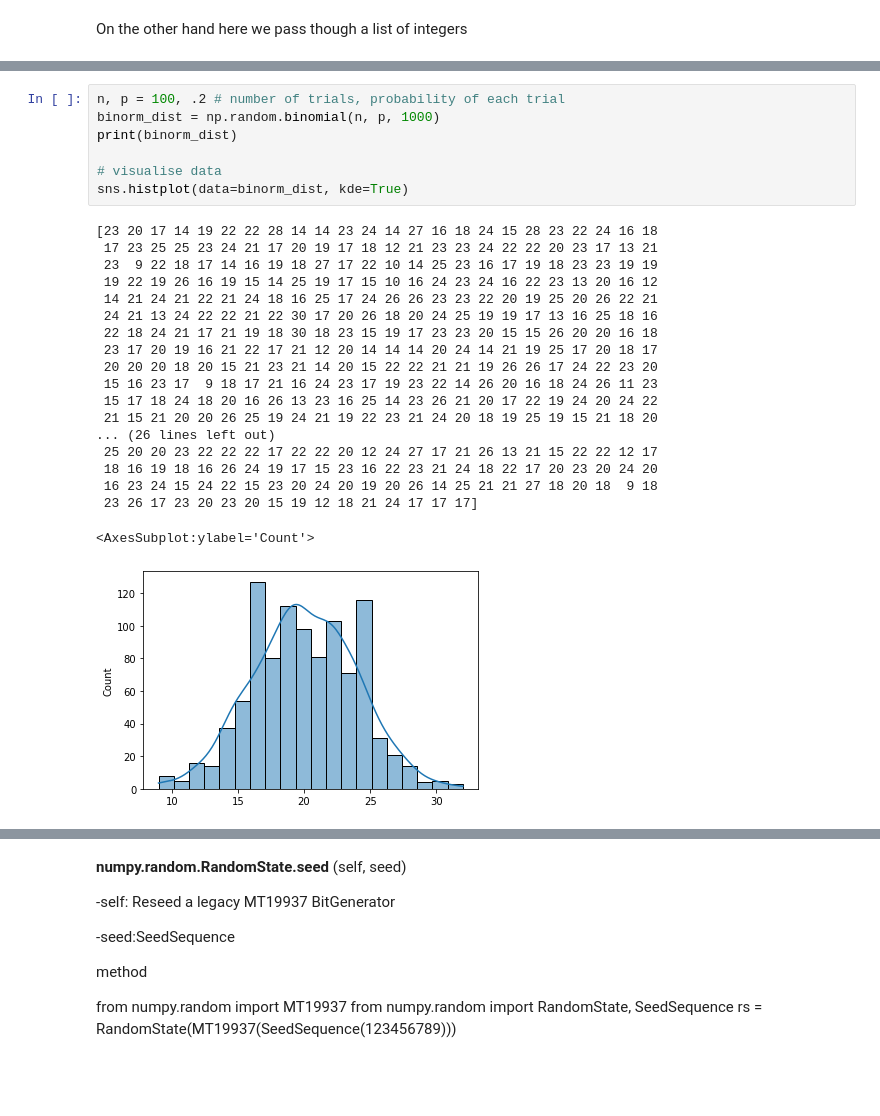
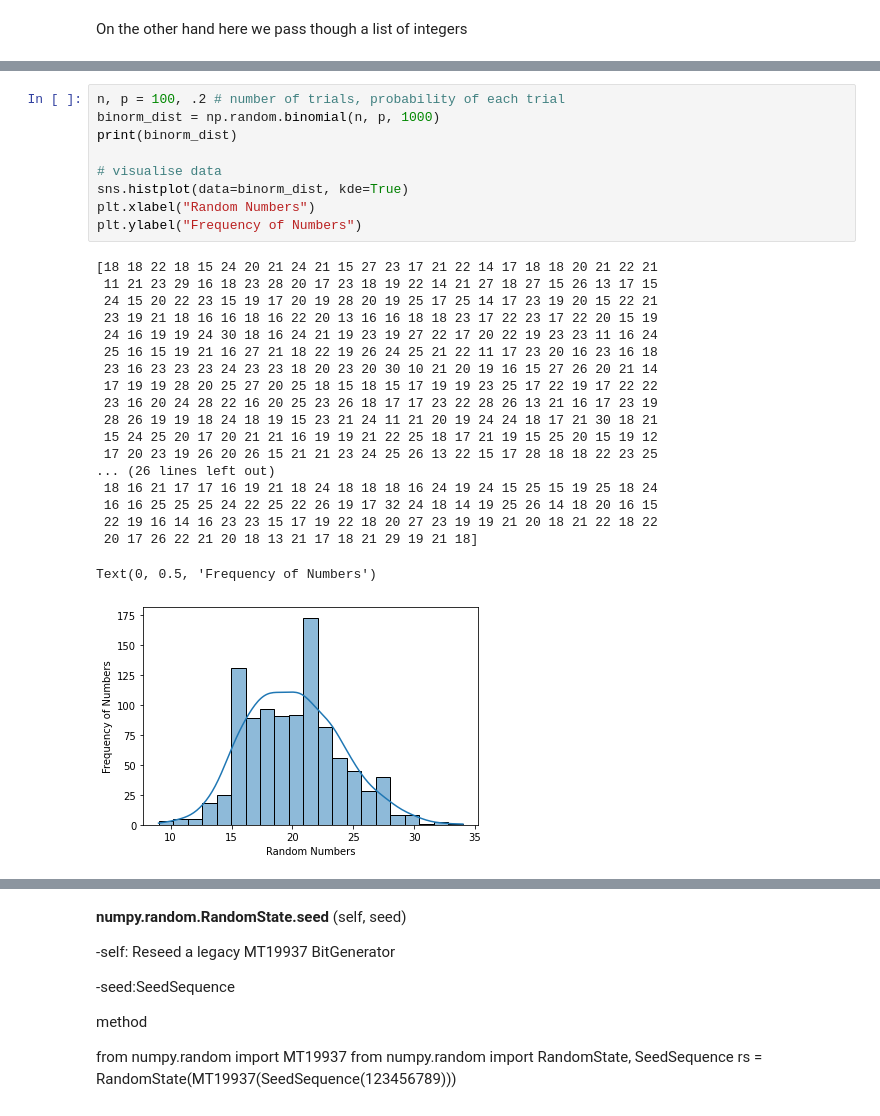
Before and after one commit to Deego88/Programming-for-Data-Analysis-Assignment, a Jupyter notebook: Programming-for-Data-Analysis-Assignment.ipynb, the cells around one changed output, grey strips where cells are left out. Cells and saved outputs as stored; diff of their text form; blank space fills up the shorter version.

```diff
--- a/Programming-for-Data-Analysis-Assignment.ipynb
+++ b/Programming-for-Data-Analysis-Assignment.ipynb
@@ -330,28 +345,30 @@ Samples are drawn from a binomial distribution with specified parameters, n tria
 # %%
 n, p = 100, .2 # number of trials, probability of each trial
 binorm_dist = np.random.binomial(n, p, 1000)
 print(binorm_dist)
 
 # visualise data
 sns.histplot(data=binorm_dist, kde=True)
+plt.xlabel("Random Numbers")
+plt.ylabel("Frequency of Numbers")
 # %% [output]
-[23 20 17 14 19 22 22 28 14 14 23 24 14 27 16 18 24 15 28 23 22 24 16 18
- 17 23 25 25 23 24 21 17 20 19 17 18 12 21 23 23 24 22 22 20 23 17 13 21
- 23  9 22 18 17 14 16 19 18 27 17 22 10 14 25 23 16 17 19 18 23 23 19 19
- 19 22 19 26 16 19 15 14 25 19 17 15 10 16 24 23 24 16 22 23 13 20 16 12
- 14 21 24 21 22 21 24 18 16 25 17 24 26 26 23 23 22 20 19 25 20 26 22 21
- 24 21 13 24 22 22 21 22 30 17 20 26 18 20 24 25 19 19 17 13 16 25 18 16
- 22 18 24 21 17 21 19 18 30 18 23 15 19 17 23 23 20 15 15 26 20 20 16 18
- 23 17 20 19 16 21 22 17 21 12 20 14 14 14 20 24 14 21 19 25 17 20 18 17
- 20 20 20 18 20 15 21 23 21 14 20 15 22 22 21 21 19 26 26 17 24 22 23 20
- 15 16 23 17  9 18 17 21 16 24 23 17 19 23 22 14 26 20 16 18 24 26 11 23
- 15 17 18 24 18 20 16 26 13 23 16 25 14 23 26 21 20 17 22 19 24 20 24 22
- 21 15 21 20 20 26 25 19 24 21 19 22 23 21 24 20 18 19 25 19 15 21 18 20
+[18 18 22 18 15 24 20 21 24 21 15 27 23 17 21 22 14 17 18 18 20 21 22 21
+ 11 21 23 29 16 18 23 28 20 17 23 18 19 22 14 21 27 18 27 15 26 13 17 15
+ 24 15 20 22 23 15 19 17 20 19 28 20 19 25 17 25 14 17 23 19 20 15 22 21
+ 23 19 21 18 16 16 18 16 22 20 13 16 16 18 18 23 17 22 23 17 22 20 15 19
+ 24 16 19 19 24 30 18 16 24 21 19 23 19 27 22 17 20 22 19 23 23 11 16 24
+ 25 16 15 19 21 16 27 21 18 22 19 26 24 25 21 22 11 17 23 20 16 23 16 18
+ 23 16 23 23 23 24 23 23 18 20 23 20 30 10 21 20 19 16 15 27 26 20 21 14
+ 17 19 19 28 20 25 27 20 25 18 15 18 15 17 19 19 23 25 17 22 19 17 22 22
+ 23 16 20 24 28 22 16 20 25 23 26 18 17 17 23 22 28 26 13 21 16 17 23 19
+ 28 26 19 19 18 24 18 19 15 23 21 24 11 21 20 19 24 24 18 17 21 30 18 21
+ 15 24 25 20 17 20 21 21 16 19 19 21 22 25 18 17 21 19 15 25 20 15 19 12
+ 17 20 23 19 26 20 26 15 21 21 23 24 25 26 13 22 15 17 28 18 18 22 23 25
 ... (26 lines left out)
- 25 20 20 23 22 22 22 17 22 22 20 12 24 27 17 21 26 13 21 15 22 22 12 17
- 18 16 19 18 16 26 24 19 17 15 23 16 22 23 21 24 18 22 17 20 23 20 24 20
- 16 23 24 15 24 22 15 23 20 24 20 19 20 26 14 25 21 21 27 18 20 18  9 18
- 23 26 17 23 20 23 20 15 19 12 18 21 24 17 17 17]
+ 18 16 21 17 17 16 19 21 18 24 18 18 18 16 24 19 24 15 25 15 19 25 18 24
+ 16 16 25 25 25 24 22 25 22 26 19 17 32 24 18 14 19 25 26 14 18 20 16 15
+ 22 19 16 14 16 23 23 15 17 19 22 18 20 27 23 19 19 21 20 18 21 22 18 22
+ 20 17 26 22 21 20 18 13 21 17 18 21 29 19 21 18]
-<AxesSubplot:ylabel='Count'>
+Text(0, 0.5, 'Frequency of Numbers')
-[figure, old version]
+[figure, new version]
 # %% [markdown]
```
Also changed, not shown: parts of 52 cells of this notebook, 2 other files.
